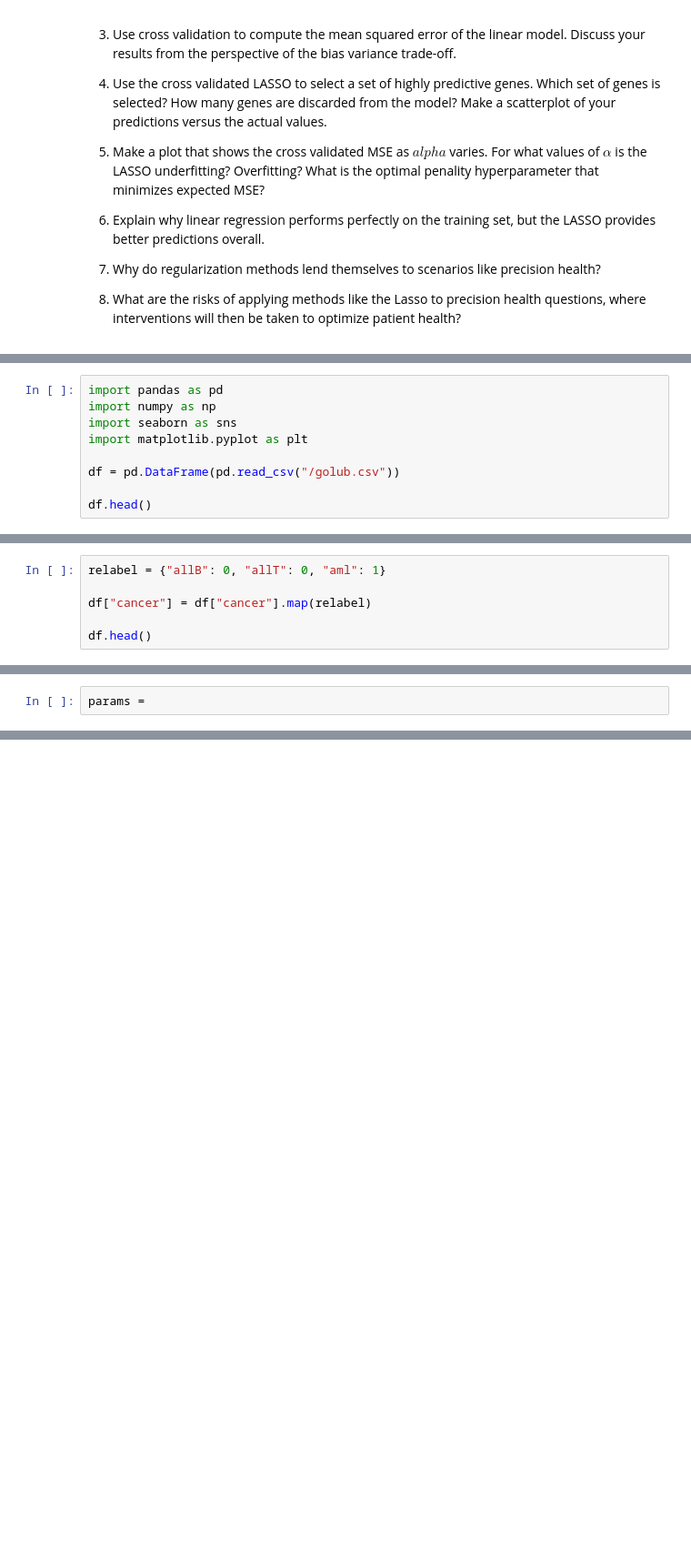
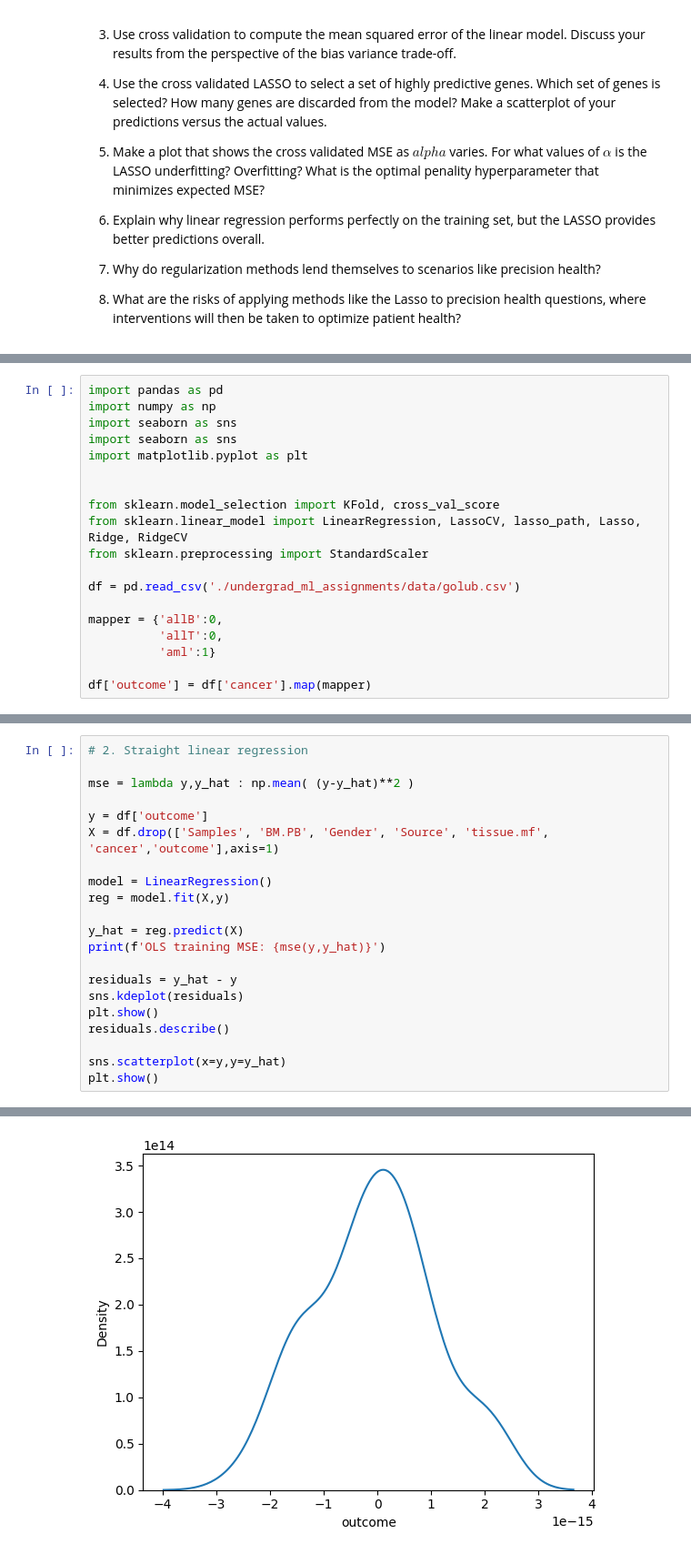
Before and after one commit to AustinChinn03/assignments, a Jupyter notebook: genomics_lab.ipynb, the cells around one changed output, grey strips where cells are left out. Shown at 91% size. Saved outputs shown, nothing was run; the diff lists cells and outputs as text; blank space fills up the shorter version.

```diff
--- a/genomics_lab.ipynb
+++ b/genomics_lab.ipynb
@@ -26,8 +32,18 @@ Golub et al. (*Science*, 1999) popularized a dataset including about 7000 genes
 import pandas as pd
 import numpy as np
 import seaborn as sns
+import seaborn as sns
 import matplotlib.pyplot as plt
 
-df = pd.DataFrame(pd.read_csv("/golub.csv"))
 
-df.head()
+from sklearn.model_selection import KFold, cross_val_score
+from sklearn.linear_model import LinearRegression, LassoCV, lasso_path, Lasso, Ridge, RidgeCV
+from sklearn.preprocessing import StandardScaler
+
+df = pd.read_csv('./undergrad_ml_assignments/data/golub.csv')
+
+mapper = {'allB':0,
+          'allT':0,
+          'aml':1}
+
+df['outcome'] = df['cancer'].map(mapper)
@@ -42,6 +49,0 @@ df.head()
-# %%
-relabel = {"allB": 0, "allT": 0, "aml": 1}
-
-df["cancer"] = df["cancer"].map(relabel)
-
-df.head()
@@ -56,2 +50,22 @@ df.head()
 # %%
-params =
+# 2. Straight linear regression
+
+mse = lambda y,y_hat : np.mean( (y-y_hat)**2 )
+
+y = df['outcome']
+X = df.drop(['Samples', 'BM.PB', 'Gender', 'Source', 'tissue.mf', 'cancer','outcome'],axis=1)
+
+model = LinearRegression()
+reg = model.fit(X,y)
+
+y_hat = reg.predict(X)
+print(f'OLS training MSE: {mse(y,y_hat)}')
+
+residuals = y_hat - y
+sns.kdeplot(residuals)
+plt.show()
+residuals.describe()
+
+sns.scatterplot(x=y,y=y_hat)
+plt.show()
+# %% [output]
@@ -57,0 +73 @@ params =
+[figure, added]
```
Also changed, not shown: parts of 14 cells of this notebook.
